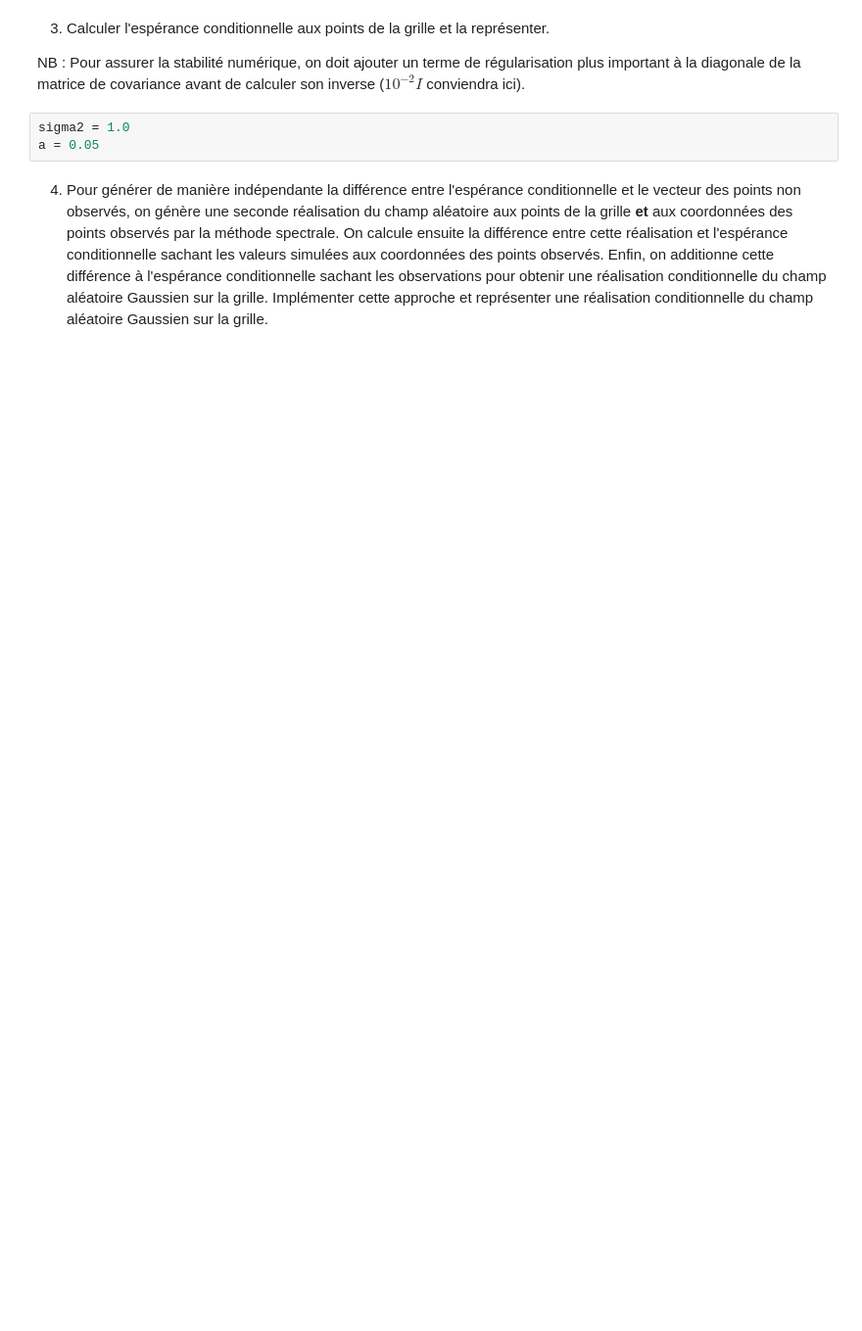
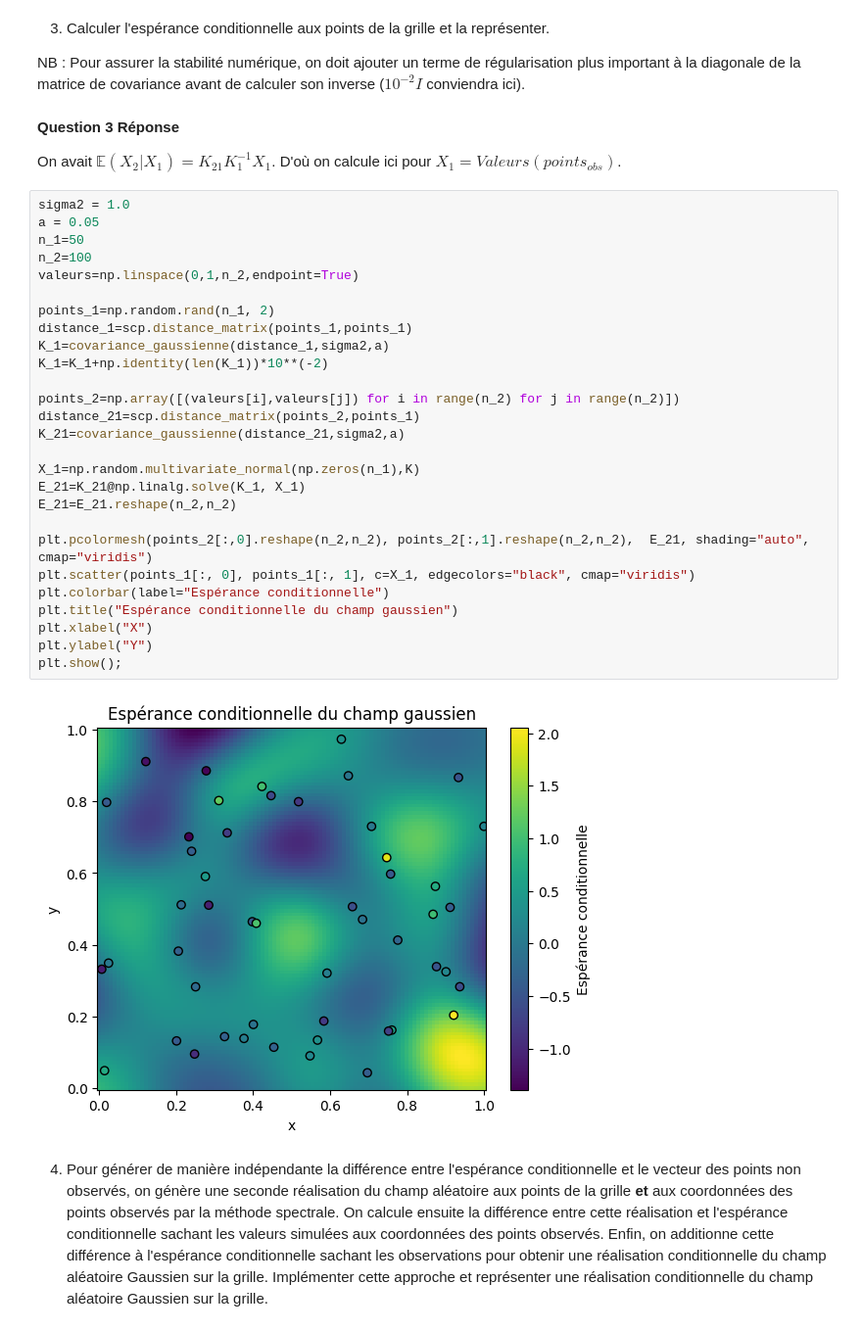
Before and after one commit to noamguillou/Projet-Probabilites, a Jupyter notebook: Pablo.ipynb, the cells around one changed output. Shown at 98% size. Saved outputs shown, nothing was run; the diff lists cells and outputs as text; blank space fills up the shorter version.

```diff
--- a/Pablo.ipynb
+++ b/Pablo.ipynb
@@ -258,8 +282,38 @@ On va donc chercher à simuler directement cette différence pour obtenir des r
 3. Calculer l'espérance conditionnelle aux points de la grille et la représenter.
 
 NB : Pour assurer la stabilité numérique, on doit ajouter un terme de régularisation plus important à la diagonale de la matrice de covariance avant de calculer son inverse ($10^{-2} I$ conviendra ici).
+# %% [markdown]
+**Question 3 Réponse**
+
+On avait $\mathbb{E}(X_2|X_1)=K_{21}K_1^{-1}X_1$. D'où on calcule ici pour $X_1=Valeurs(points_{obs})$.
 # %%
 sigma2 = 1.0
 a = 0.05
+n_1=50
+n_2=100
+valeurs=np.linspace(0,1,n_2,endpoint=True)
+
+points_1=np.random.rand(n_1, 2)
+distance_1=scp.distance_matrix(points_1,points_1)
+K_1=covariance_gaussienne(distance_1,sigma2,a)
+K_1=K_1+np.identity(len(K_1))*10**(-2)
+
+points_2=np.array([(valeurs[i],valeurs[j]) for i in range(n_2) for j in range(n_2)])
+distance_21=scp.distance_matrix(points_2,points_1)
+K_21=covariance_gaussienne(distance_21,sigma2,a)
+
+X_1=np.random.multivariate_normal(np.zeros(n_1),K)
+E_21=K_21@np.linalg.solve(K_1, X_1)
+E_21=E_21.reshape(n_2,n_2)
+
+plt.pcolormesh(points_2[:,0].reshape(n_2,n_2), points_2[:,1].reshape(n_2,n_2),  E_21, shading="auto", cmap="viridis")
+plt.scatter(points_1[:, 0], points_1[:, 1], c=X_1, edgecolors="black", cmap="viridis")
+plt.colorbar(label="Espérance conditionnelle")
+plt.title("Espérance conditionnelle du champ gaussien")
+plt.xlabel("X")
+plt.ylabel("Y")
+plt.show();
+# %% [output]
+[figure, added]
 # %% [markdown]
 4. Pour générer de manière indépendante la différence entre l'espérance conditionnelle et le vecteur des points non observés, on génère une seconde réalisation du champ aléatoire aux points de la grille **et** aux coordonnées des points observés par la méthode spectrale. On calcule ensuite la différence entre cette réalisation et l'espérance conditionnelle sachant les valeurs simulées aux coordonnées des points observés. Enfin, on additionne cette différence à l'espérance conditionnelle sachant les observations pour obtenir une réalisation conditionnelle du champ aléatoire Gaussien sur la grille. Implémenter cette approche et représenter une réalisation conditionnelle du champ aléatoire Gaussien sur la grille.
```
Also changed, not shown: parts of 9 cells of this notebook.
